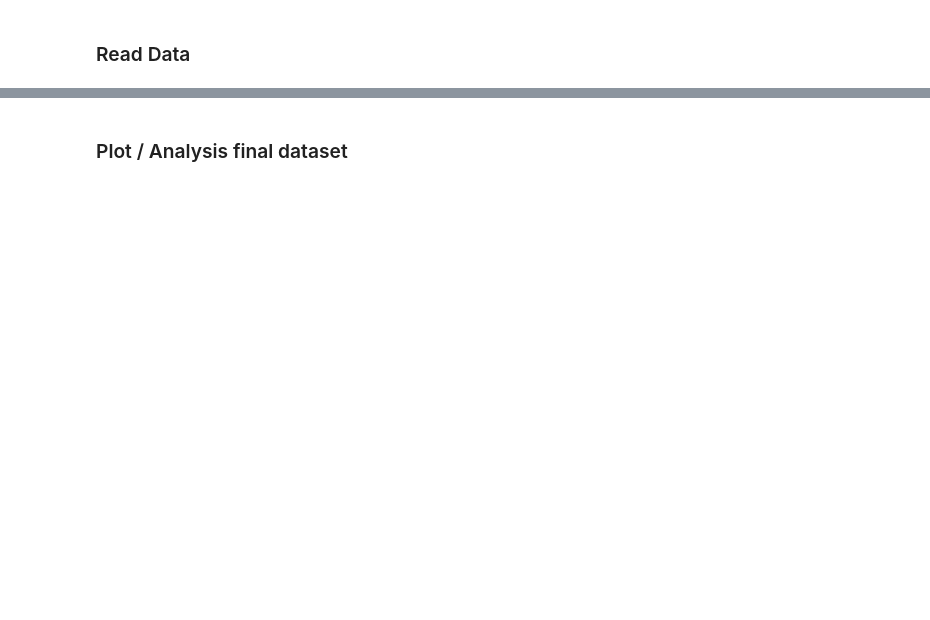
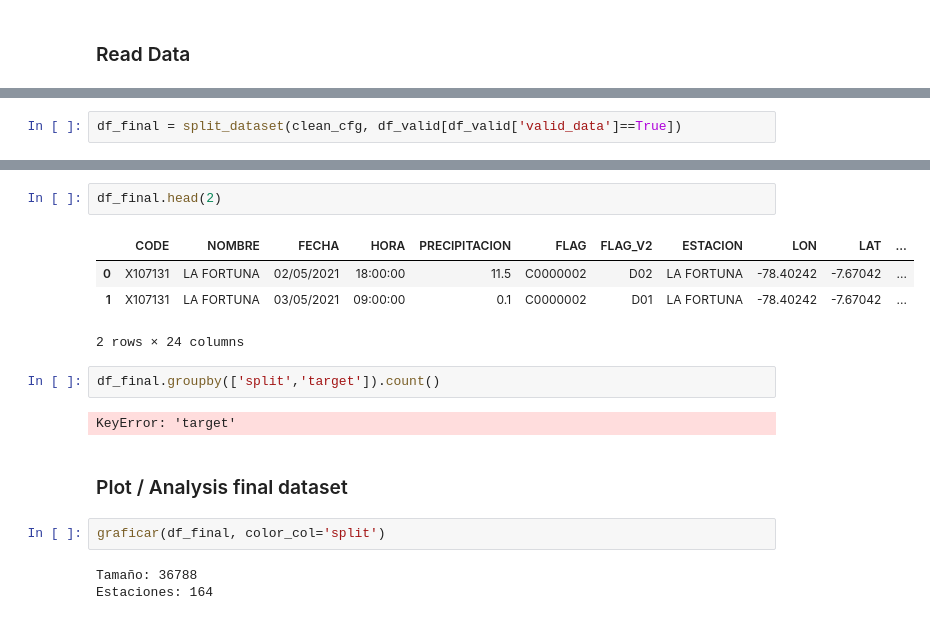
Before and after one commit to ShounenGakusei/Tesis2-DiegoParedes, a Jupyter notebook: notebooks/02_clean/04_cleaning_rules_decisions.ipynb, the cells around one changed output, grey strips where cells are left out. Drawn from its saved outputs; the diff is of its cells as text; blank space fills up the shorter version.

```diff
--- a/notebooks/02_clean/04_cleaning_rules_decisions.ipynb
+++ b/notebooks/02_clean/04_cleaning_rules_decisions.ipynb
@@ -53,0 +102,2 @@ df = get_split_dataset(cfg, clean_cfg)
+# %%
+df_final = split_dataset(clean_cfg, df_valid[df_valid['valid_data']==True])
@@ -54,2 +114,18 @@ df = get_split_dataset(cfg, clean_cfg)
+# %%
+df_final.head(2)
+# %% [output]
+|  | CODE | NOMBRE | FECHA | HORA | PRECIPITACION | FLAG | FLAG_V2 | ESTACION | LON | LAT | ... |
+| 0 | X107131 | LA FORTUNA | 02/05/2021 | 18:00:00 | 11.5 | C0000002 | D02 | LA FORTUNA | -78.40242 | -7.67042 | ... |
+| 1 | X107131 | LA FORTUNA | 03/05/2021 | 09:00:00 | 0.1 | C0000002 | D01 | LA FORTUNA | -78.40242 | -7.67042 | ... |
+2 rows × 24 columns
+# %%
+df_final.groupby(['split','target']).count()
+# %% [output]
+KeyError: 'target'
 # %% [markdown]
 ### Plot / Analysis final dataset
+# %%
+graficar(df_final, color_col='split')
+# %% [output]
+Tamaño: 36788
+Estaciones: 164
```
Also changed, not shown: parts of 13 cells of this notebook, 14 other files.
